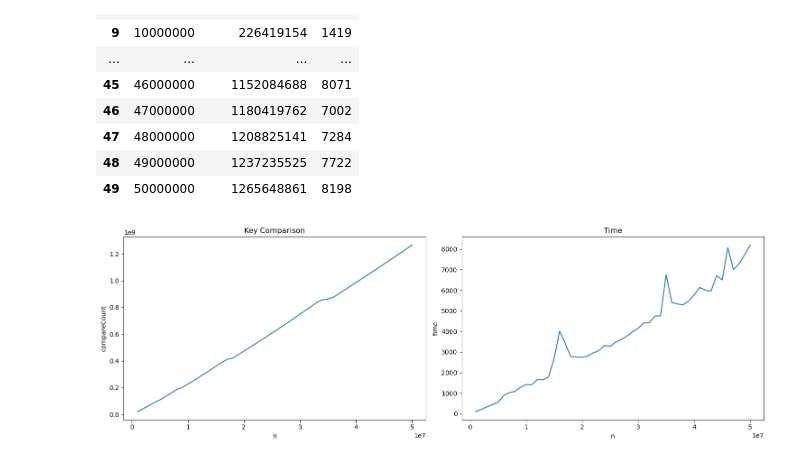
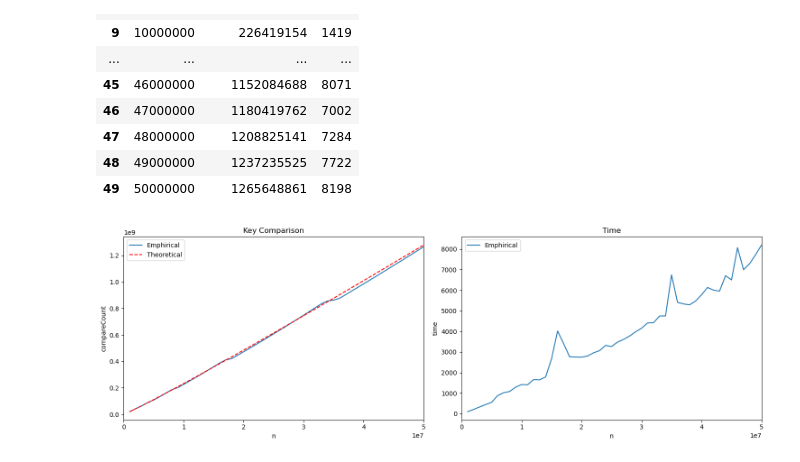
Before and after one commit to pufanyi/SC2001-Example-Class-Group7, a Jupyter notebook: Project1/PartC(i)updated.ipynb, the cells around one changed output. Saved outputs shown, nothing was run; the diff lists cells and outputs as text; code cells hidden in the pictures.

Commit message:
update graph

```diff
--- a/Project1/PartC(i)updated.ipynb
+++ b/Project1/PartC(i)updated.ipynb
@@ -31,30 +32,45 @@ merge_sort_i_df.head(50)
 | 48 | 49000000 | 1237235525 | 7722 |
 | 49 | 50000000 | 1265648861 | 8198 |
 # %%
+n_values = merge_sort_i_df['n'].unique()
+theoretical_values = n_values*np.log2(n_values/16) + 1/4 *16*n_values
 
 # line plot for key comparison
 f, ax = plt.subplots(1, 2, figsize=(15, 5))
 
 sb.lineplot(
     data=merge_sort_i_df,
     y='compareCount',
     x='n',
-    ax = ax[0]
+    ax = ax[0],
+    label = 'Emphirical'
 )
 ax[0].set_title('Key Comparison') #set title for first subplot
+
+# Plot the theoretical analysis curve
+ax[0].plot(n_values, theoretical_values, label='Theoretical', linestyle='--', color='red')
+ax[0].legend()  # Add a legend to the plot
 
 # line plot for time
 sb.lineplot(
     data=merge_sort_i_df,
     y='time',
     x='n',
-    ax=ax[1] #use the second subplot
+    ax=ax[1], #use the second subplot
+    label = 'Emphirical'
 )
 ax[1].set_title('Time')  #set title for second subplot
+
+# Set x-axis limits to show from 0 to 50,000,000
+x_min = 0
+x_max = 50_000_000  # Use underscores for readability
+
+ax[0].set_xlim(x_min, x_max)
+ax[1].set_xlim(x_min, x_max)
 
 #tight layout to prevent overlapping
 plt.tight_layout()
 
 plt.show()
 # %% [output]
-[figure, old version]
+[figure, new version]
```
Also changed, not shown: parts of 1 cell of this notebook, 1 other file.
